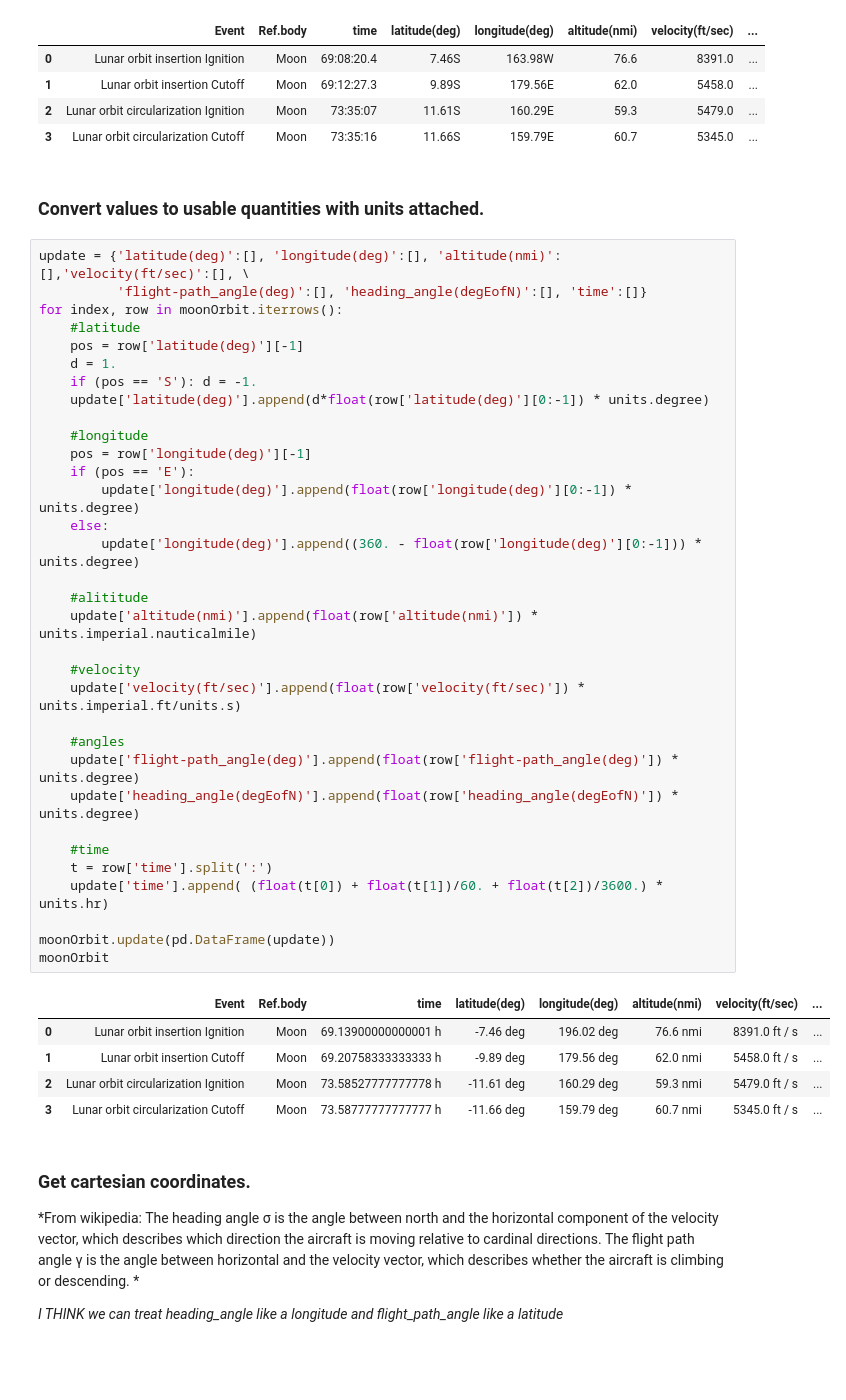
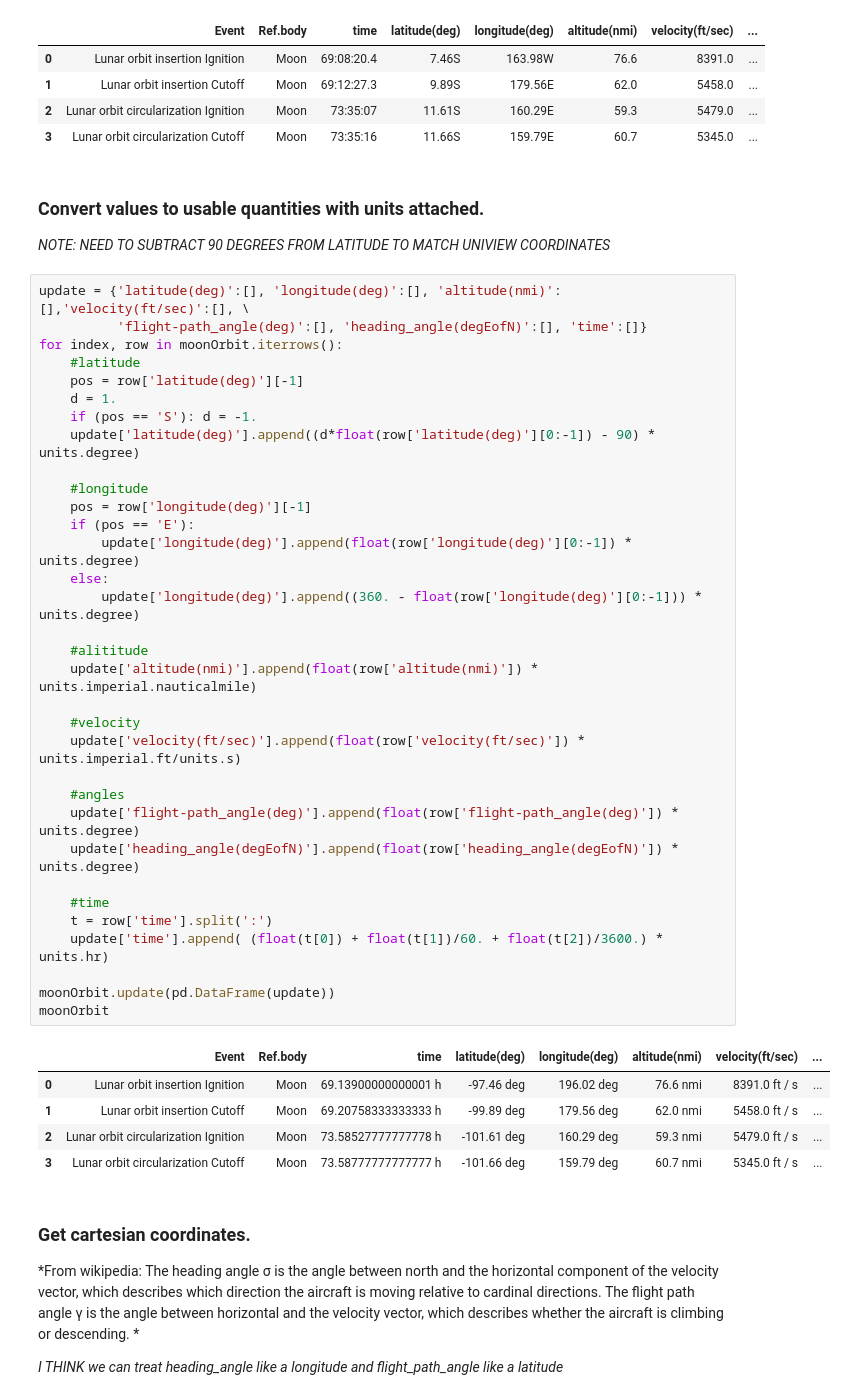
Before and after one commit to ageller/Apollo8Orbit, a Jupyter notebook: MoonOrbit.ipynb, the cells around one changed output. Saved outputs shown, nothing was run; the diff lists cells and outputs as text; blank space fills up the shorter version.

Commit message:
fixed latitude for ER2

```diff
--- a/MoonOrbit.ipynb
+++ b/MoonOrbit.ipynb
@@ -73,6 +73,8 @@ moonOrbit
 | 3 | Lunar orbit circularization Cutoff | Moon | 73:35:16 | 11.66S | 159.79E | 60.7 | 5345.0 | ... |
 # %% [markdown]
 ### Convert values to usable quantities with units attached.
+
+*NOTE: NEED TO SUBTRACT 90 DEGREES FROM LATITUDE TO MATCH UNIVIEW COORDINATES*
 # %%
 update = {'latitude(deg)':[], 'longitude(deg)':[], 'altitude(nmi)':[],'velocity(ft/sec)':[], \
           'flight-path_angle(deg)':[], 'heading_angle(degEofN)':[], 'time':[]}
@@ -80,38 +82,38 @@ for index, row in moonOrbit.iterrows():
     #latitude
     pos = row['latitude(deg)'][-1]
     d = 1.
     if (pos == 'S'): d = -1.
-    update['latitude(deg)'].append(d*float(row['latitude(deg)'][0:-1]) * units.degree)
+    update['latitude(deg)'].append((d*float(row['latitude(deg)'][0:-1]) - 90) * units.degree)
 
     #longitude
     pos = row['longitude(deg)'][-1]
     if (pos == 'E'):
         update['longitude(deg)'].append(float(row['longitude(deg)'][0:-1]) * units.degree)
     else:
         update['longitude(deg)'].append((360. - float(row['longitude(deg)'][0:-1])) * units.degree)
 
     #alititude
     update['altitude(nmi)'].append(float(row['altitude(nmi)']) * units.imperial.nauticalmile)
 
     #velocity
     update['velocity(ft/sec)'].append(float(row['velocity(ft/sec)']) * units.imperial.ft/units.s)
 
     #angles
     update['flight-path_angle(deg)'].append(float(row['flight-path_angle(deg)']) * units.degree)
     update['heading_angle(degEofN)'].append(float(row['heading_angle(degEofN)']) * units.degree)
 
     #time
     t = row['time'].split(':')
     update['time'].append( (float(t[0]) + float(t[1])/60. + float(t[2])/3600.) * units.hr)
 
 moonOrbit.update(pd.DataFrame(update))
 moonOrbit
 # %% [output]
 |  | Event | Ref.body | time | latitude(deg) | longitude(deg) | altitude(nmi) | velocity(ft/sec) | ... |
-| 0 | Lunar orbit insertion Ignition | Moon | 69.13900000000001 h | -7.46 deg | 196.02 deg | 76.6 nmi | 8391.0 ft / s | ... |
-| 1 | Lunar orbit insertion Cutoff | Moon | 69.20758333333333 h | -9.89 deg | 179.56 deg | 62.0 nmi | 5458.0 ft / s | ... |
-| 2 | Lunar orbit circularization Ignition | Moon | 73.58527777777778 h | -11.61 deg | 160.29 deg | 59.3 nmi | 5479.0 ft / s | ... |
-| 3 | Lunar orbit circularization Cutoff | Moon | 73.58777777777777 h | -11.66 deg | 159.79 deg | 60.7 nmi | 5345.0 ft / s | ... |
+| 0 | Lunar orbit insertion Ignition | Moon | 69.13900000000001 h | -97.46 deg | 196.02 deg | 76.6 nmi | 8391.0 ft / s | ... |
+| 1 | Lunar orbit insertion Cutoff | Moon | 69.20758333333333 h | -99.89 deg | 179.56 deg | 62.0 nmi | 5458.0 ft / s | ... |
+| 2 | Lunar orbit circularization Ignition | Moon | 73.58527777777778 h | -101.61 deg | 160.29 deg | 59.3 nmi | 5479.0 ft / s | ... |
+| 3 | Lunar orbit circularization Cutoff | Moon | 73.58777777777777 h | -101.66 deg | 159.79 deg | 60.7 nmi | 5345.0 ft / s | ... |
 # %% [markdown]
 ### Get cartesian coordinates.
 
```
Also changed, not shown: parts of 3 cells of this notebook, 1 other file.
